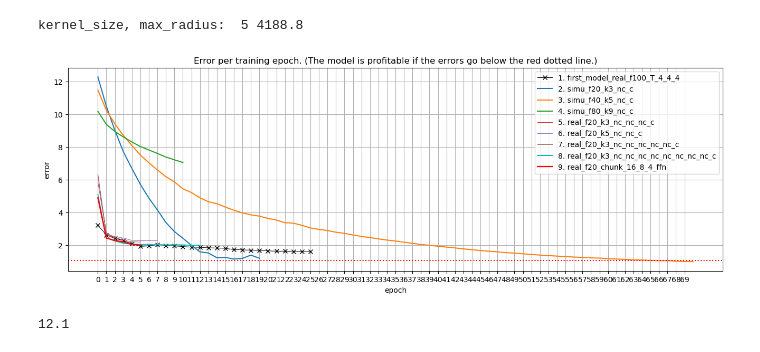
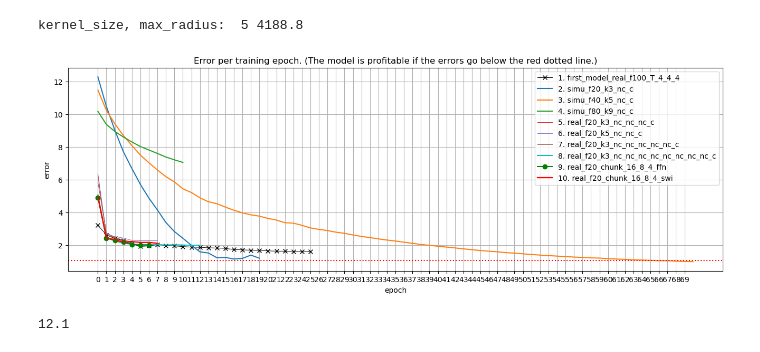
Before and after one commit to MachineLearningMike/Zeus2026, a Jupyter notebook: research/test01.ipynb, the cells around one changed output. Drawn from its saved outputs; the diff is of its cells as text; code cells hidden in the pictures.

```diff
--- a/research/test01.ipynb
+++ b/research/test01.ipynb
@@ -37,40 +37,41 @@ real_f20_k3_nc_nc_nc_nc_nc_c = np.array([5.85, 2.76, 2.47, 2.32, 2.21, 2.20])
 real_f20_k3_nc_nc_nc_nc_nc_nc_nc_nc_c = np.array([5.09, 2.45, 2.27, 2.12, 2.07, 2.05, 2.03, 2.04, 2.02, 2.03, 2.02, 2.00, 2.01])
 
 real_f20_chunk_16_8_4_ffn = np.array([4.90, 2.44, 2.29, 2.21, 2.05, 2.02, 2.01])
-
+real_f20_chunk_16_8_4_swi = np.array([4.99, 2.45, 2.35, 2.20, 2.23, 2.17, 2.18, 2.12, 2.13])
 
 plt.figure(figsize=(16, 5))
 # plt.plot(x, ideal, linestyle='-')
 # plt.plot(x, worst, linestyle='-', marker='o', label=label_worst)
 
 plt.plot(first_model_real_f100_T_4_4_4, label='1. first_model_real_f100_T_4_4_4', c='k', marker='x', lw=0.7)
 plt.plot(simu_f20_k3_nc_c, label='2. simu_f20_k3_nc_c')
 plt.plot(simu_f40_k5_nc_c, label='3. simu_f40_k5_nc_c')
 plt.plot(simu_f80_k9_nc_c, label='4. simu_f80_k9_nc_c')
 
 plt.plot(real_f20_k3_nc_nc_nc_c, label='5. real_f20_k3_nc_nc_nc_c', lw=0.7)
 plt.plot(real_f20_k5_nc_nc_c, label='6. real_f20_k5_nc_nc_c', lw=0.7)
 plt.plot(real_f20_k3_nc_nc_nc_nc_nc_c, label='7. real_f20_k3_nc_nc_nc_nc_nc_c', lw=0.7)
 plt.plot(real_f20_k3_nc_nc_nc_nc_nc_nc_nc_nc_c, label='8. real_f20_k3_nc_nc_nc_nc_nc_nc_nc_nc_c', c='c', lw=1.4) #, marker='o')
 
-plt.plot(real_f20_chunk_16_8_4_ffn, label='9. real_f20_chunk_16_8_4_ffn', c='r', lw=1.7)
+plt.plot(real_f20_chunk_16_8_4_ffn, label='9. real_f20_chunk_16_8_4_ffn', c='g', marker='o', lw=1.4)
+plt.plot(real_f20_chunk_16_8_4_swi, label='10. real_f20_chunk_16_8_4_swi', c='r', lw=1.7)
 
 plt.plot()
 plt.xticks(x)
 plt.xlabel("epoch")
 plt.ylabel("error")
 plt.title("Error per training epoch. (The model is profitable if the errors go below the red dotted line.)")
 plt.legend()
 plt.grid(True)
 
 # # Add y-value labels next to markers
 # for xi, yi in zip(x, y):
 #     plt.text(xi, yi, f"{yi:.2f}", ha='left', va='bottom', fontsize=8)
 
 plt.axhline(y=1.06, color='red', linestyle=':', linewidth=1.5, label='y = 1.06 (reference)')
 plt.show()
 # %% [output]
-[figure, old version]
+[figure, new version]
 # %%
 import torch
 print(torch.version.cuda)   # should print something like '12.1' or '11.8'
```
Also changed, not shown: 3 other files.
